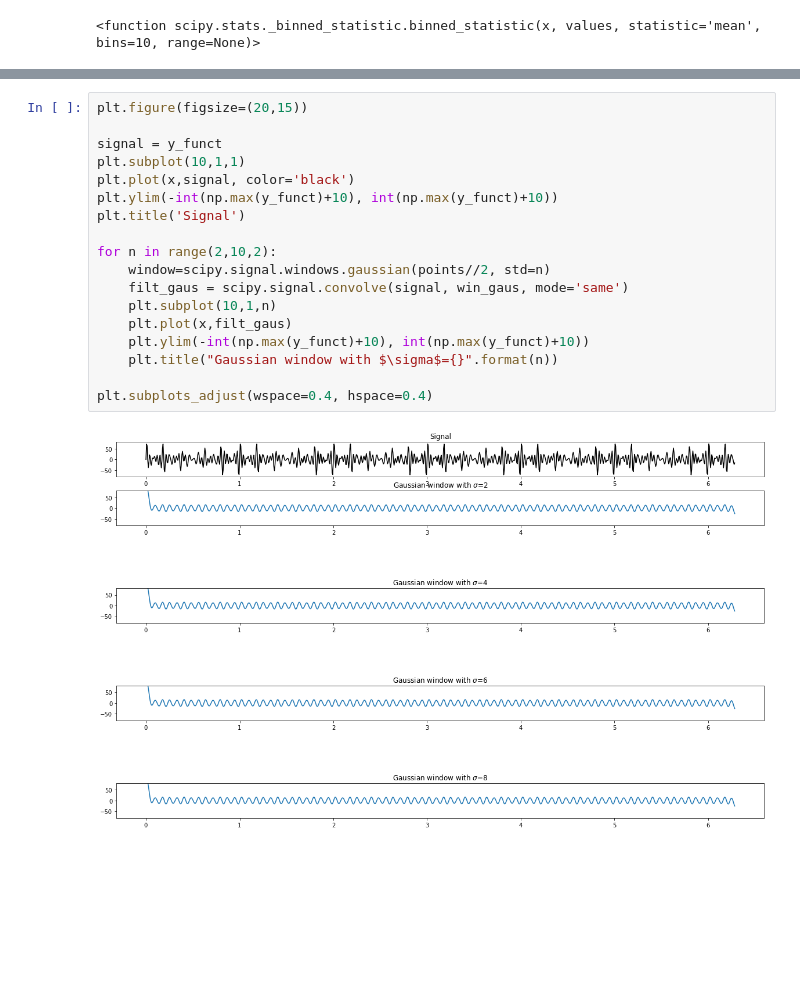
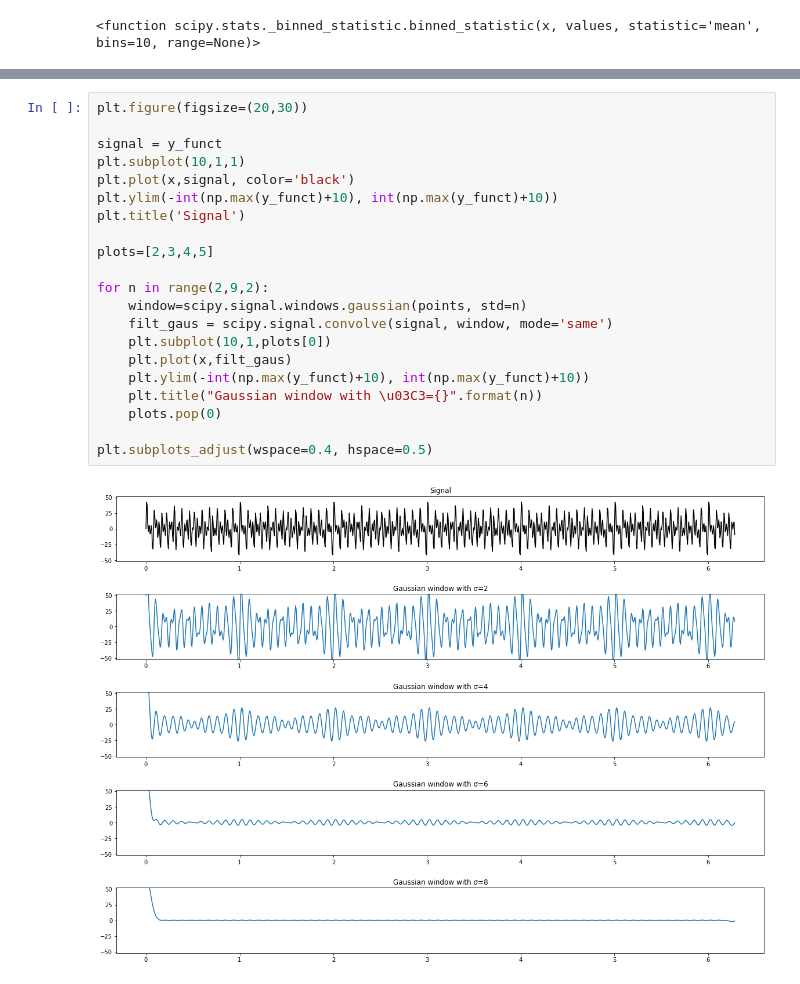
Before and after one commit to ocean-transport/argo-intern, a Jupyter notebook: filtering_examples.ipynb, the cells around one changed output, grey strips where cells are left out. Cells and saved outputs as stored; diff of their text form; blank space fills up the shorter version.

```diff
--- a/filtering_examples.ipynb
+++ b/filtering_examples.ipynb
@@ -127,21 +151,24 @@ y_funct = y_li.sum(axis=1)
 # %%
-plt.figure(figsize=(20,15))
+plt.figure(figsize=(20,30))
 
 signal = y_funct
 plt.subplot(10,1,1)
 plt.plot(x,signal, color='black')
 plt.ylim(-int(np.max(y_funct)+10), int(np.max(y_funct)+10))
 plt.title('Signal')
 
-for n in range(2,10,2):
-    window=scipy.signal.windows.gaussian(points//2, std=n)
-    filt_gaus = scipy.signal.convolve(signal, win_gaus, mode='same')
-    plt.subplot(10,1,n)
+plots=[2,3,4,5]
+
+for n in range(2,9,2):
+    window=scipy.signal.windows.gaussian(points, std=n)
+    filt_gaus = scipy.signal.convolve(signal, window, mode='same')
+    plt.subplot(10,1,plots[0])
     plt.plot(x,filt_gaus)
     plt.ylim(-int(np.max(y_funct)+10), int(np.max(y_funct)+10))
-    plt.title("Gaussian window with $\sigma$={}".format(n))
+    plt.title("Gaussian window with \u03C3={}".format(n))
+    plots.pop(0)
 
-plt.subplots_adjust(wspace=0.4, hspace=0.4)
+plt.subplots_adjust(wspace=0.4, hspace=0.5)
 # %% [output]
-[figure, old version]
+[figure, new version]
 # %%
```
Also changed, not shown: parts of 5 cells of this notebook.
